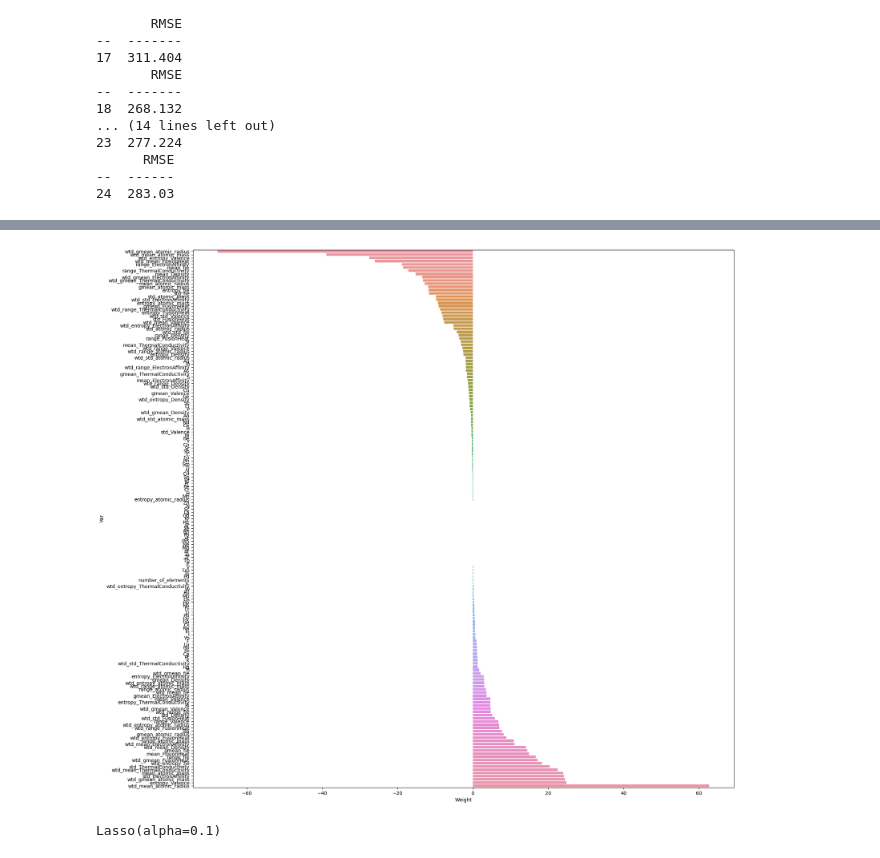
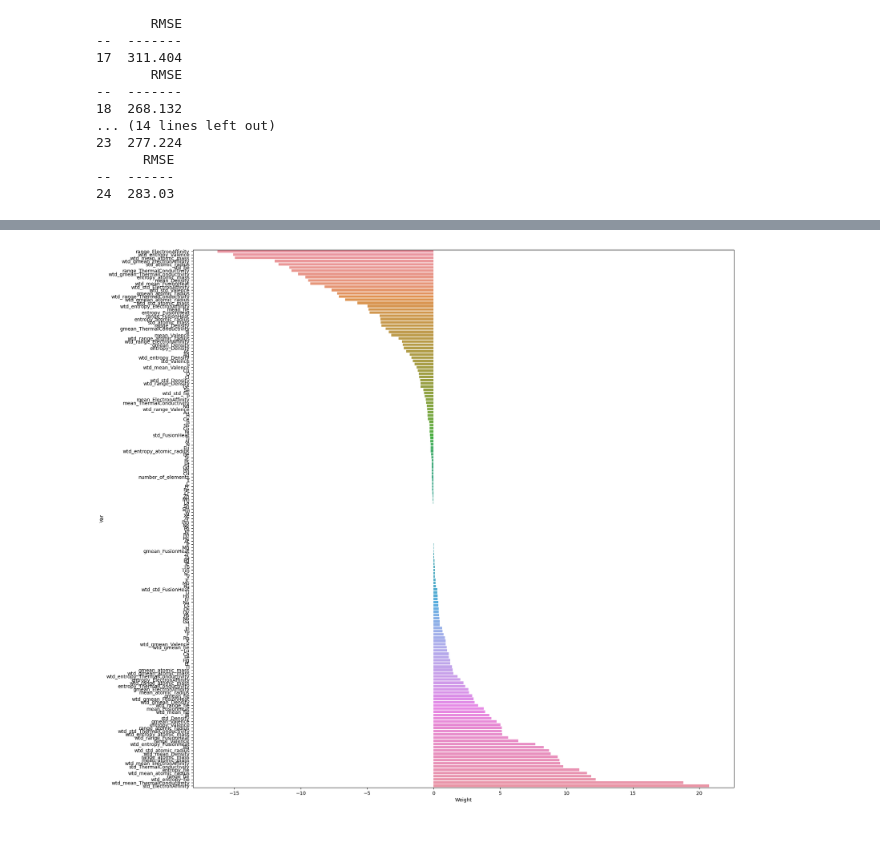
Before and after one commit to boneeyah/QTW, a Jupyter notebook: Case Study 1/Case_Study_1.ipynb, the cells around one changed output, grey strips where cells are left out. Cells and saved outputs as stored; diff of their text form; code cells hidden in the pictures.

```diff
--- a/Case Study 1/Case_Study_1.ipynb
+++ b/Case Study 1/Case_Study_1.ipynb
@@ -53,6 +53,3 @@ Scaler = StandardScaler()
 X_Scaled= Scaler.fit_transform(X)
 X_Scaled = pd.DataFrame(X_Scaled, columns = X.columns)
 y = pd.DataFrame(y)
-# %%
-X_Scaled= X_Scaled.dropna(axis='columns')
-y= y.dropna(axis='columns')
@@ -136,0 +72,36 @@ print('Config: %s' % results.best_params_)
+# %%
+regr = ElasticNet(random_state=0, alpha=.001, l1_ratio= 0.0)
+
+i=0
+
+# Create a 10-fold cross-validation
+cv = KFold(n_splits = 10,
+           shuffle = True,
+           random_state = 42)
+
+MAE = []
+MSE = []
+RMSE = []
+#i=0
+for train, test in cv.split(X_Scaled, y):
+    X_train, X_test = X_Scaled.iloc[train], X_Scaled.iloc[test]
+    y_train, y_test = y.iloc[train], y.iloc[test]
+
+    X_train, y_train = make_regression(n_features=2, random_state=0)
+
+    regr.fit(X_Scaled, y)
+    ElasticNet(random_state=0)
+
+    # Predict
+    y_pred_lin_reg = regr.predict(X_test)
+
+    # Calculate  mean squared error
+    lin_MSE_reg= metrics.mean_squared_error(y_test, y_pred_lin_reg)
+
+    i=i+1
+    # Append to the list
+    MSE.append(lin_MSE_reg)
+
+    # Print the scores
+    print(tabulate([[i, lin_MSE_reg, ]],
+               headers=['RMSE']))
@@ -188,15 +234,8 @@ for train, test in cv.split(X_Scaled, y):
 # %%
-Weights = pd.Series(lin_reg.coef_[0], index = X_Scaled.columns)
+Weights = pd.Series(regr.coef_, index = regr.feature_names_in_)
 Weights = pd.DataFrame({'Var':Weights.index, 'Weight':Weights.values})
 Weights = Weights.sort_values('Weight')
 plt.figure(figsize=(20, 20))
 sns.barplot(x='Weight', y = 'Var', data = Weights);
 # %% [output]
-[figure, old version]
+[figure, new version]
-# %%
-from sklearn import linear_model
-reg = linear_model.Lasso(alpha=0.1)
-
-reg.fit(X_Scaled, y)
-# %% [output]
-Lasso(alpha=0.1)
```
Also changed, not shown: parts of 9 cells of this notebook.
